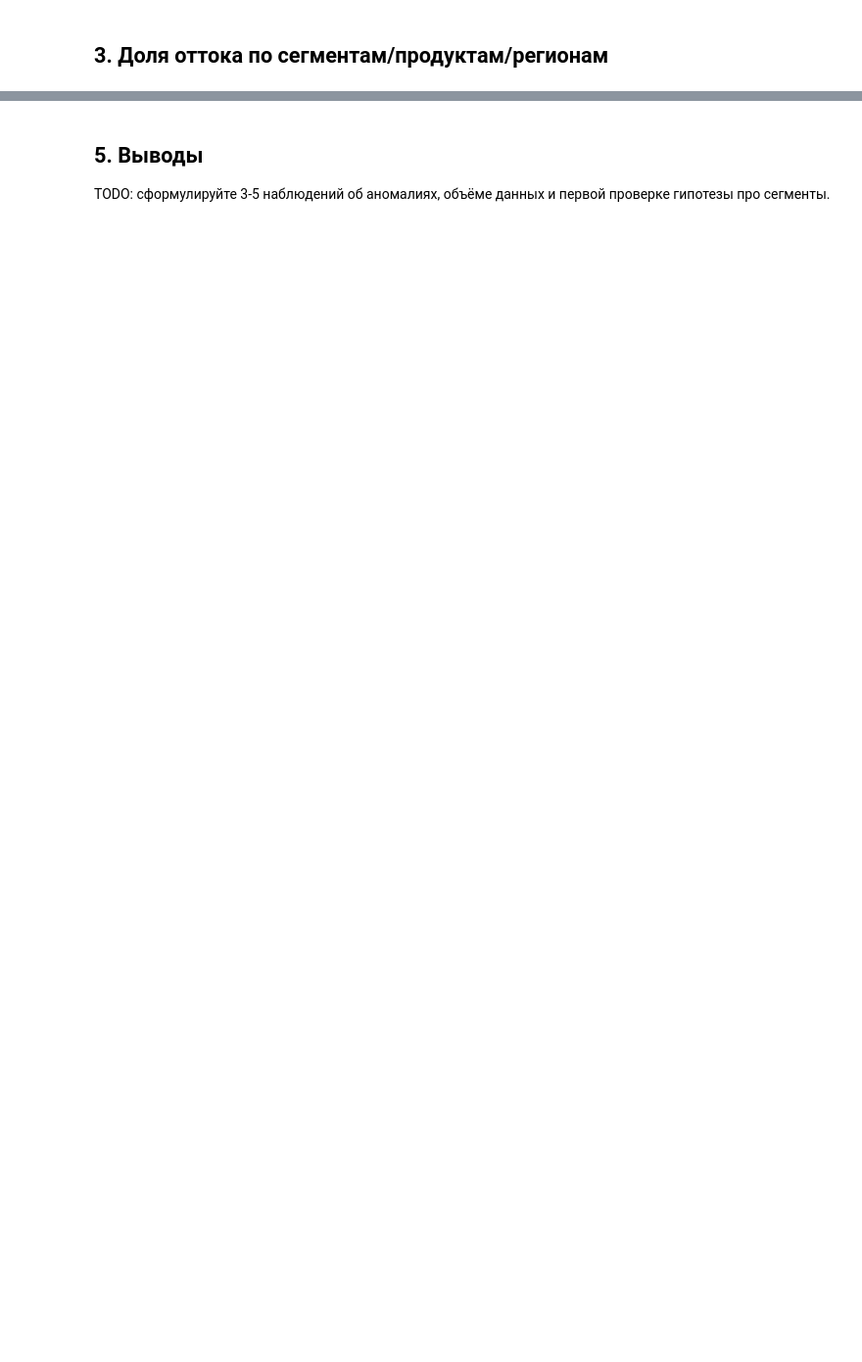
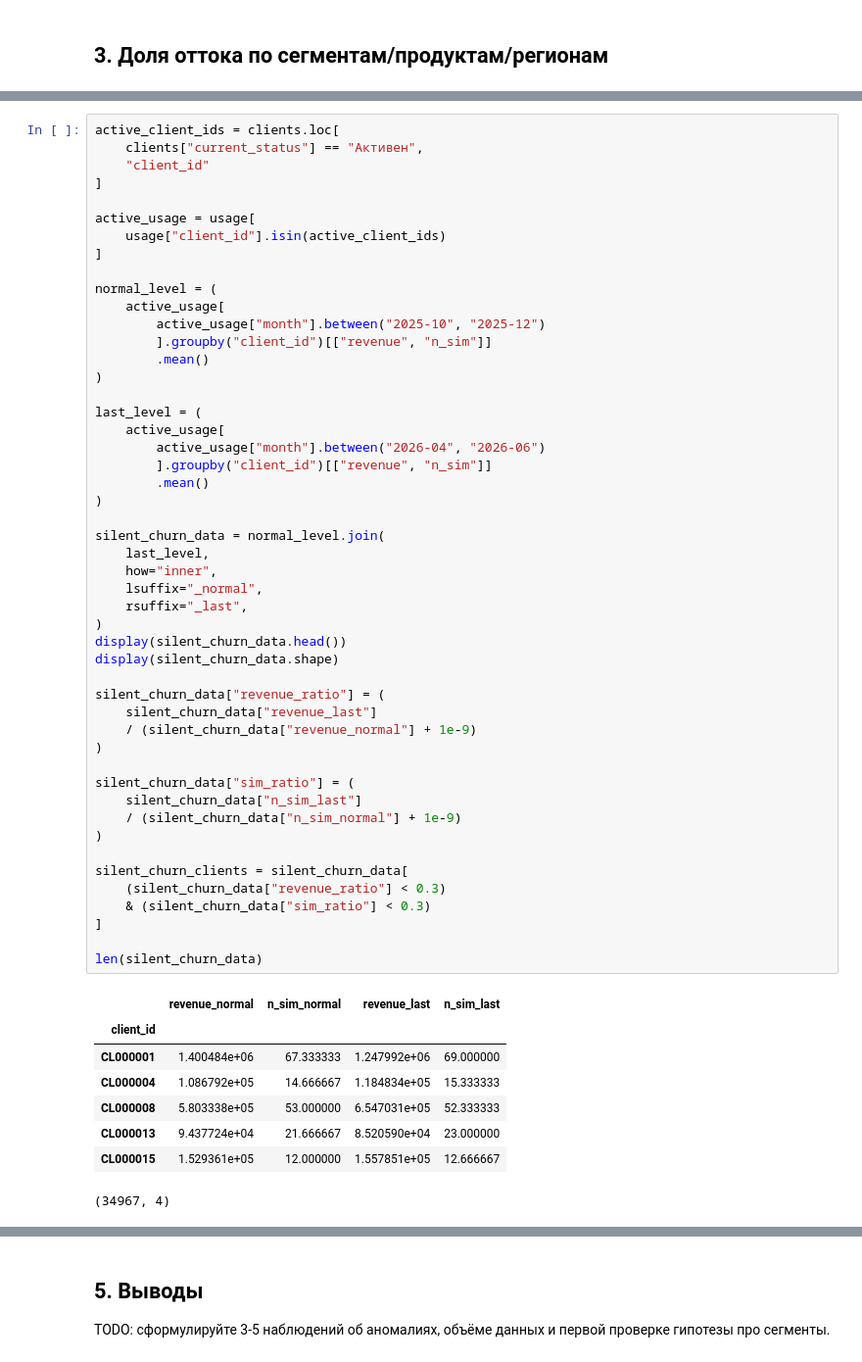
Before and after one commit to Tr1zel/b2b-churn-internship, a Jupyter notebook: notebooks/01_eda.ipynb, the cells around one changed output, grey strips where cells are left out. Shown at 98% size. Cells and saved outputs as stored; diff of their text form; blank space fills up the shorter version.

```diff
--- a/notebooks/01_eda.ipynb
+++ b/notebooks/01_eda.ipynb
@@ -126,0 +201,58 @@ for client_id in active_ids:
+# %%
+active_client_ids = clients.loc[
+    clients["current_status"] == "Активен",
+    "client_id"
+]
+
+active_usage = usage[
+    usage["client_id"].isin(active_client_ids)
+]
+
+normal_level = (
+    active_usage[
+        active_usage["month"].between("2025-10", "2025-12")
+        ].groupby("client_id")[["revenue", "n_sim"]]
+        .mean()
+)
+
+last_level = (
+    active_usage[
+        active_usage["month"].between("2026-04", "2026-06")
+        ].groupby("client_id")[["revenue", "n_sim"]]
+        .mean()
+)
+
+silent_churn_data = normal_level.join(
+    last_level,
+    how="inner",
+    lsuffix="_normal",
+    rsuffix="_last",
+)
+display(silent_churn_data.head())
+display(silent_churn_data.shape)
+
+silent_churn_data["revenue_ratio"] = (
+    silent_churn_data["revenue_last"]
+    / (silent_churn_data["revenue_normal"] + 1e-9)
+)
+
+silent_churn_data["sim_ratio"] = (
+    silent_churn_data["n_sim_last"]
+    / (silent_churn_data["n_sim_normal"] + 1e-9)
+)
+
+silent_churn_clients = silent_churn_data[
+    (silent_churn_data["revenue_ratio"] < 0.3)
+    & (silent_churn_data["sim_ratio"] < 0.3)
+]
+
+len(silent_churn_data)
+# %% [output]
+|  | revenue_normal | n_sim_normal | revenue_last | n_sim_last |
+| client_id |  |  |  |  |
+| CL000001 | 1.400484e+06 | 67.333333 | 1.247992e+06 | 69.000000 |
+| CL000004 | 1.086792e+05 | 14.666667 | 1.184834e+05 | 15.333333 |
+| CL000008 | 5.803338e+05 | 53.000000 | 6.547031e+05 | 52.333333 |
+| CL000013 | 9.437724e+04 | 21.666667 | 8.520590e+04 | 23.000000 |
+| CL000015 | 1.529361e+05 | 12.000000 | 1.557851e+05 | 12.666667 |
+(34967, 4)
```
Also changed, not shown: parts of 17 cells of this notebook, 3 other files.
